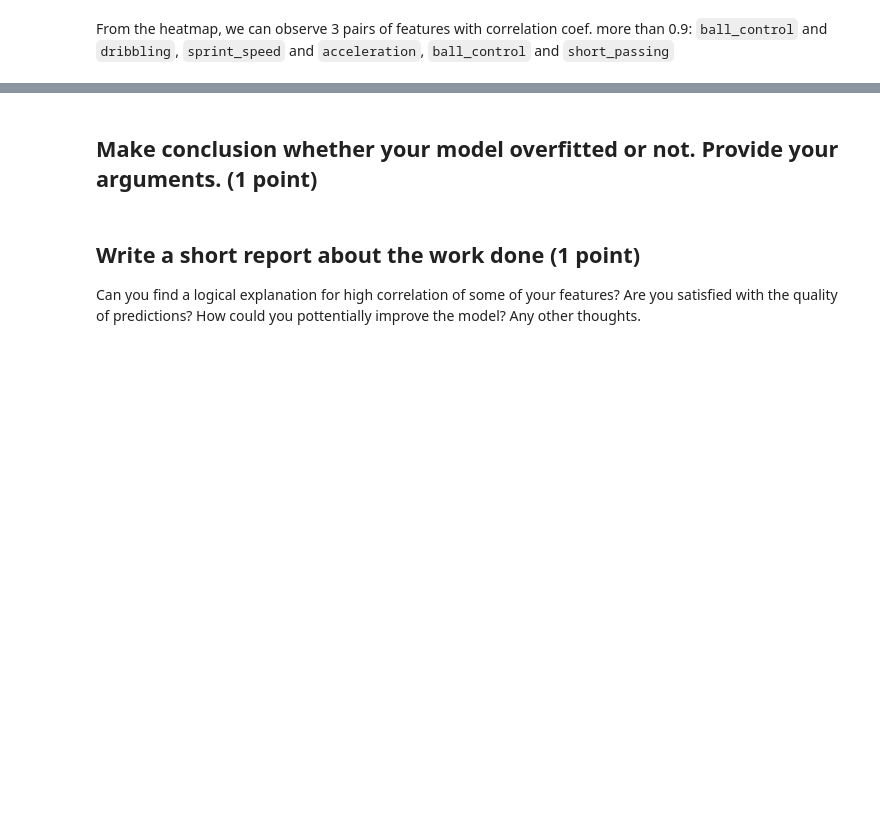
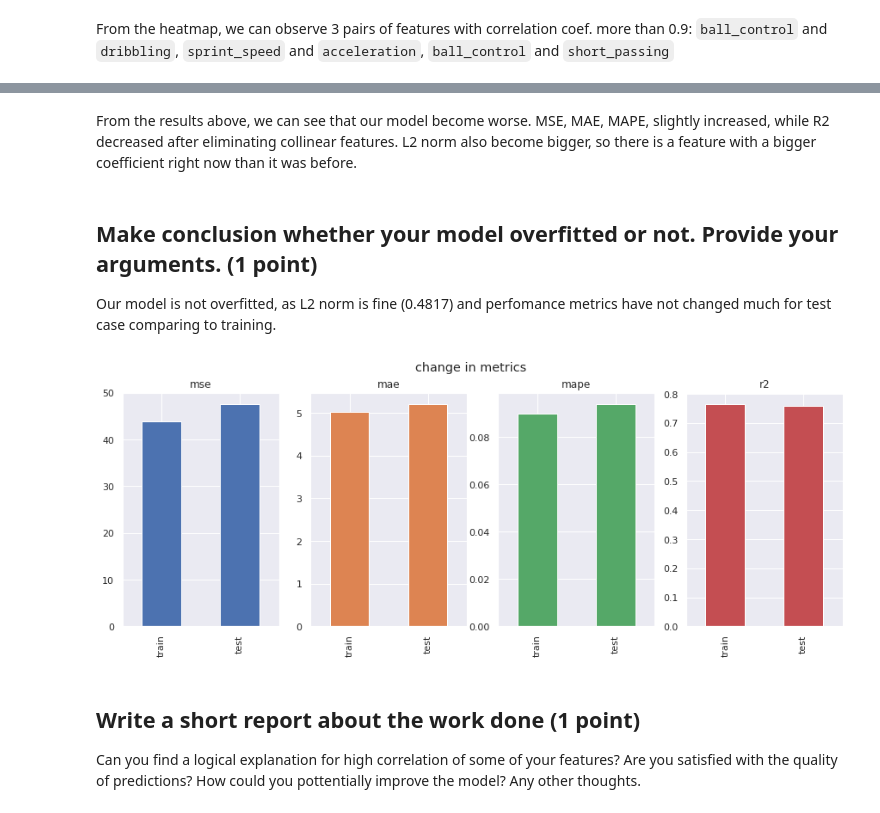
Before and after one commit to TemirlanKalim/ml-intro, a Jupyter notebook: 3_linear_regression/linear_regression.ipynb, the cells around one changed output, grey strips where cells are left out. Cells and saved outputs as stored; diff of their text form; code cells hidden in the pictures; blank space fills up the shorter version.

```diff
--- a/3_linear_regression/linear_regression.ipynb
+++ b/3_linear_regression/linear_regression.ipynb
@@ -1792,0 +1776,6 @@ remove redundant features, combine features into new ones, etc (up to 3 points)
+# %%
+model = LinearRegression(fit_intercept=True)
+m1 = fit_and_evaluate(model, x_train, y_train, x_test, y_test)
+m1_inter=model.intercept_
+m1_coef=model.coef_.tolist()
+m1_l2=l2_norm(model.coef_)
@@ -1793,5 +1850,12 @@ remove redundant features, combine features into new ones, etc (up to 3 points)
+# %% [markdown]
+From the results above, we can see that our model become worse. MSE, MAE, MAPE, slightly increased, while R2 decreased after eliminating collinear features. L2 norm also become bigger, so there is a feature with a bigger coefficient right now than it was before.
 # %% [markdown]
 ## Make conclusion whether your model overfitted or not. Provide your arguments. (1 point)
+Our model is not overfitted, as L2 norm is fine (0.4817) and perfomance metrics have not changed much for test case comparing to training.
+# %%
+m1.plot(kind='bar', layout=(1,4), subplots=True, legend=False, figsize=(15, 5), title='change in metrics');
+# %% [output]
+[figure, added]
 # %% [markdown]
 ## Write a short report about the work done (1 point)
 Can you find a logical explanation for high correlation of some of your features?
```
Also changed, not shown: parts of 33 cells of this notebook.
